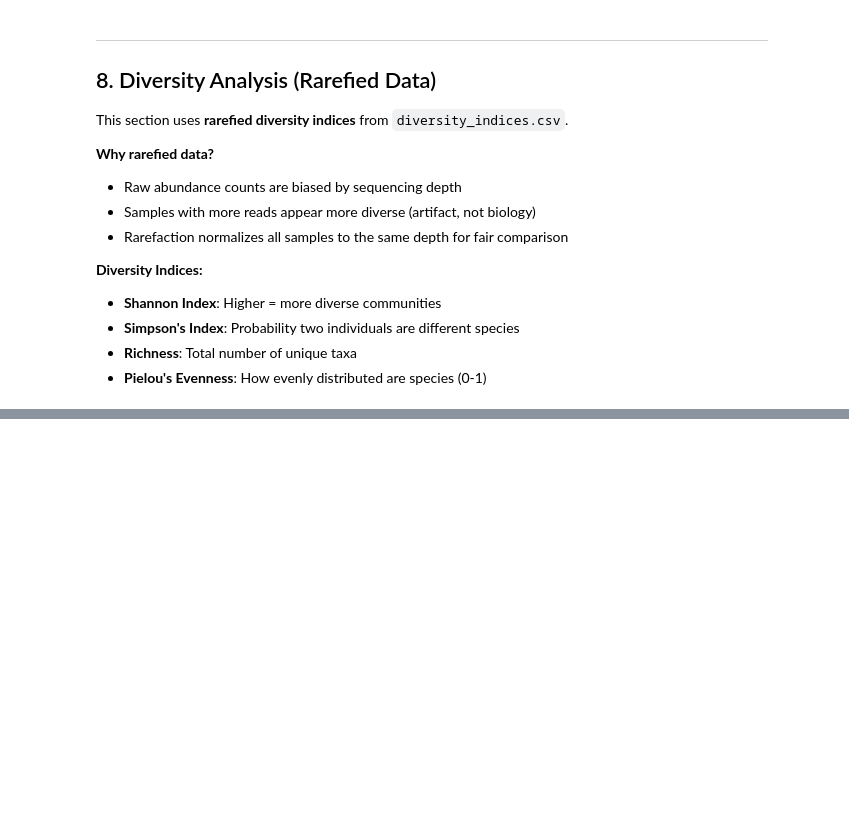
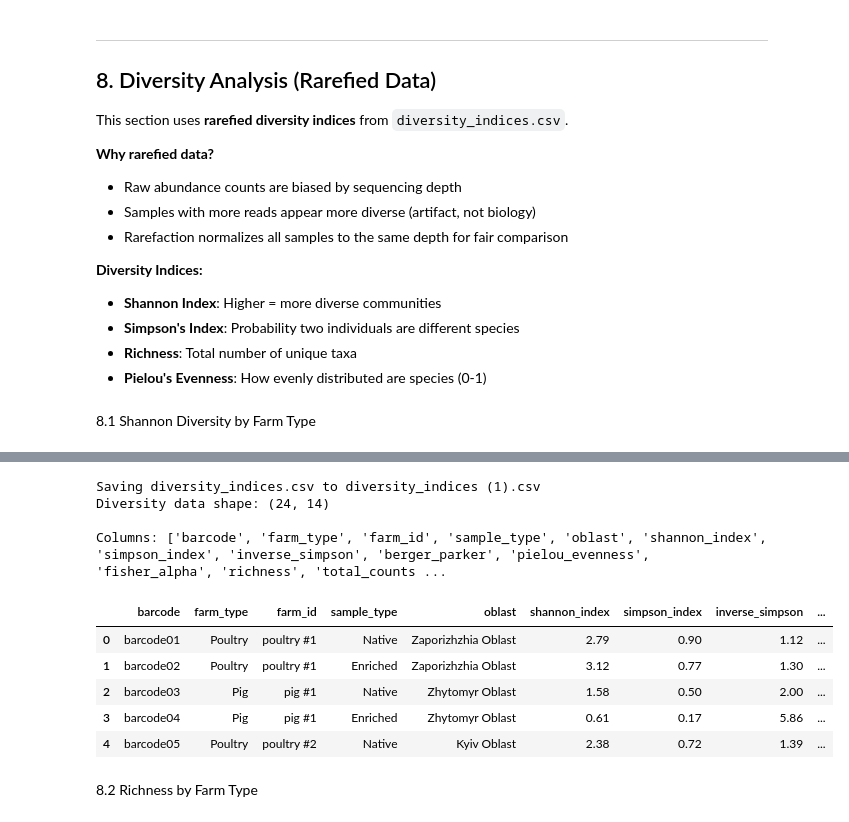
Before and after one commit to svetlanama/bio-phagent, a Jupyter notebook: output/taxonomy_visualization.ipynb, the cells around one changed output, grey strips where cells are left out. Cells and saved outputs as stored; diff of their text form; code cells hidden in the pictures; blank space fills up the shorter version.

```diff
--- a/output/taxonomy_visualization.ipynb
+++ b/output/taxonomy_visualization.ipynb
@@ -891,3 +652,20 @@ This section uses **rarefied diversity indices** from `diversity_indices.csv`.
 - **Simpson's Index**: Probability two individuals are different species
 - **Richness**: Total number of unique taxa
 - **Pielou's Evenness**: How evenly distributed are species (0-1)
+# %% [markdown]
+8.1 Shannon Diversity by Farm Type
+# %%
+# Load diversity indices from rarefied data
+# For Google Colab:
+import pandas as pd
+
+from google.colab import files
+uploaded = files.upload()  # Upload diversity_indices.csv
+
+# For local:
+diversity_df = pd.read_csv('diversity_indices.csv')
+
+print(f"Diversity data shape: {diversity_df.shape}")
+print(f"\nColumns: {diversity_df.columns.tolist()}")
+diversity_df.head()
+# %% [output]
@@ -893,0 +673,12 @@ This section uses **rarefied diversity indices** from `diversity_indices.csv`.
+Saving diversity_indices.csv to diversity_indices (1).csv
+Diversity data shape: (24, 14)
+
+Columns: ['barcode', 'farm_type', 'farm_id', 'sample_type', 'oblast', 'shannon_index', 'simpson_index', 'inverse_simpson', 'berger_parker', 'pielou_evenness', 'fisher_alpha', 'richness', 'total_counts ...
+|  | barcode | farm_type | farm_id | sample_type | oblast | shannon_index | simpson_index | inverse_simpson | ... |
+| 0 | barcode01 | Poultry | poultry #1 | Native | Zaporizhzhia Oblast | 2.79 | 0.90 | 1.12 | ... |
+| 1 | barcode02 | Poultry | poultry #1 | Enriched | Zaporizhzhia Oblast | 3.12 | 0.77 | 1.30 | ... |
+| 2 | barcode03 | Pig | pig #1 | Native | Zhytomyr Oblast | 1.58 | 0.50 | 2.00 | ... |
+| 3 | barcode04 | Pig | pig #1 | Enriched | Zhytomyr Oblast | 0.61 | 0.17 | 5.86 | ... |
+| 4 | barcode05 | Poultry | poultry #2 | Native | Kyiv Oblast | 2.38 | 0.72 | 1.39 | ... |
+# %% [markdown]
+8.2 Richness by Farm Type
```
Also changed, not shown: parts of 24 cells of this notebook, 6 other files.
